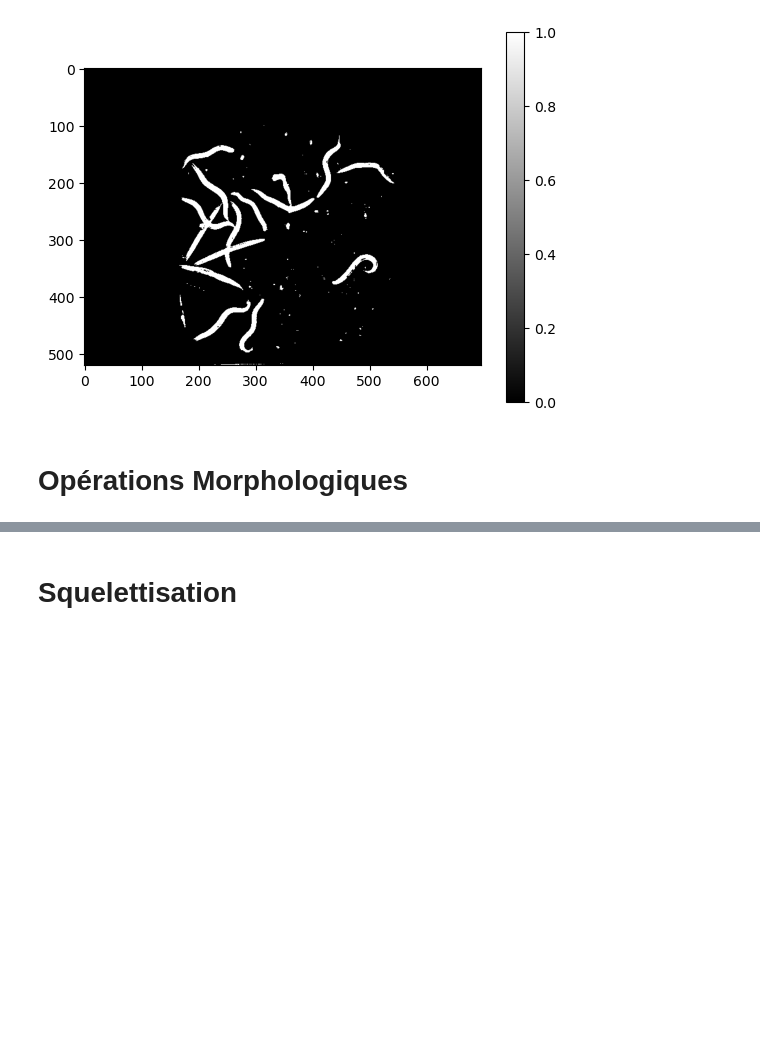
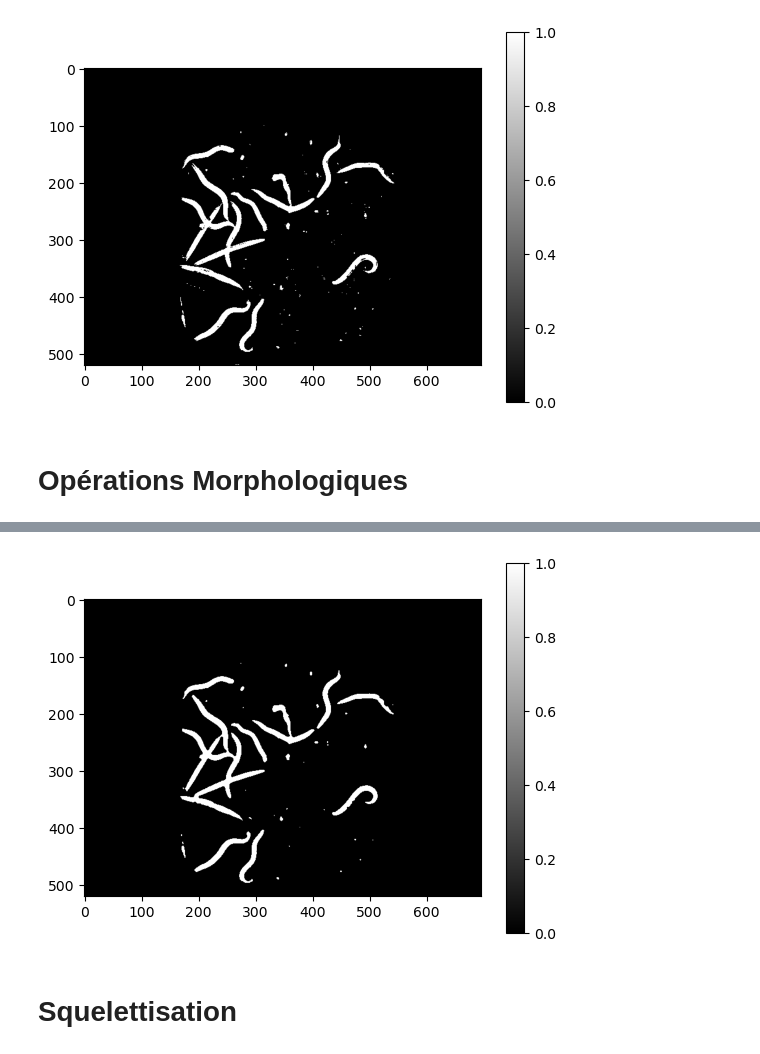
Before and after one commit to Lilian-GA/Nematode_status_assay, a Jupyter notebook: Nematods.ipynb, the cells around one changed output, grey strips where cells are left out. Saved outputs shown, nothing was run; the diff lists cells and outputs as text; code cells hidden in the pictures; blank space fills up the shorter version.

```diff
--- a/Nematods.ipynb
+++ b/Nematods.ipynb
@@ -196,3 +202,14 @@ plt.show()
+# %%
+l_img_morph_fill = []
+
+for img in l_img_morph:
+    l_img_morph_fill.append(filters.median(img))
+# %%
+plt.imshow(l_img_morph_fill[0], cmap="gray")
+plt.colorbar()
+plt.show()
+# %% [output]
+[figure, added]
 # %% [markdown]
 # Squelettisation
 # %%
```
Also changed, not shown: parts of 9 cells of this notebook.
